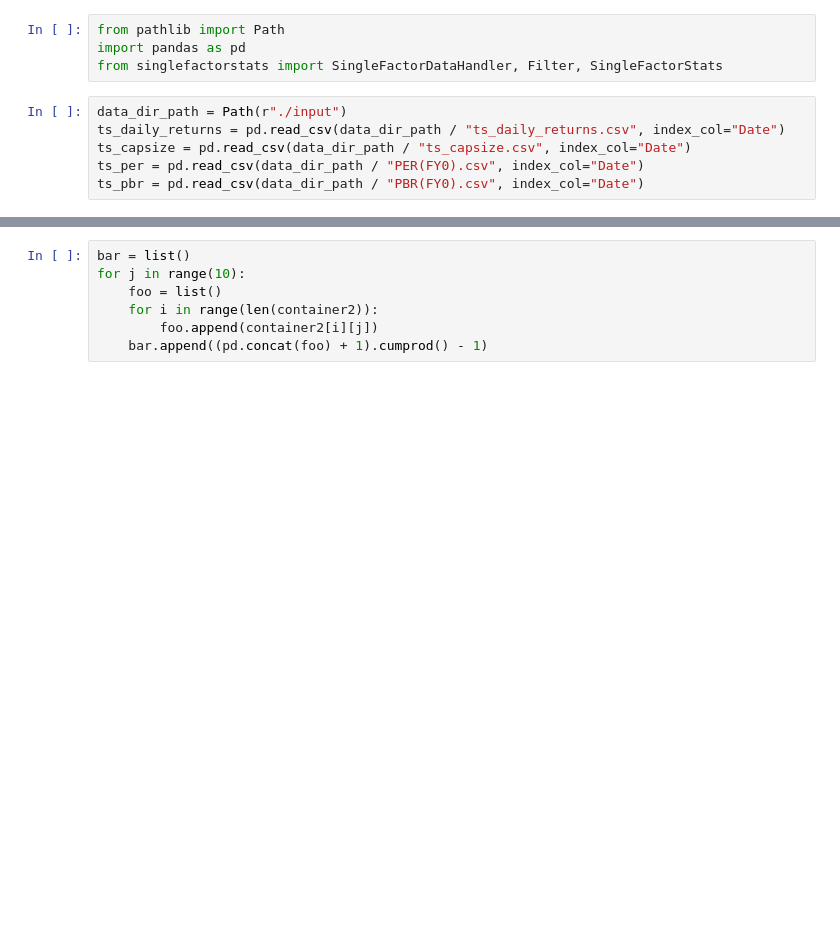
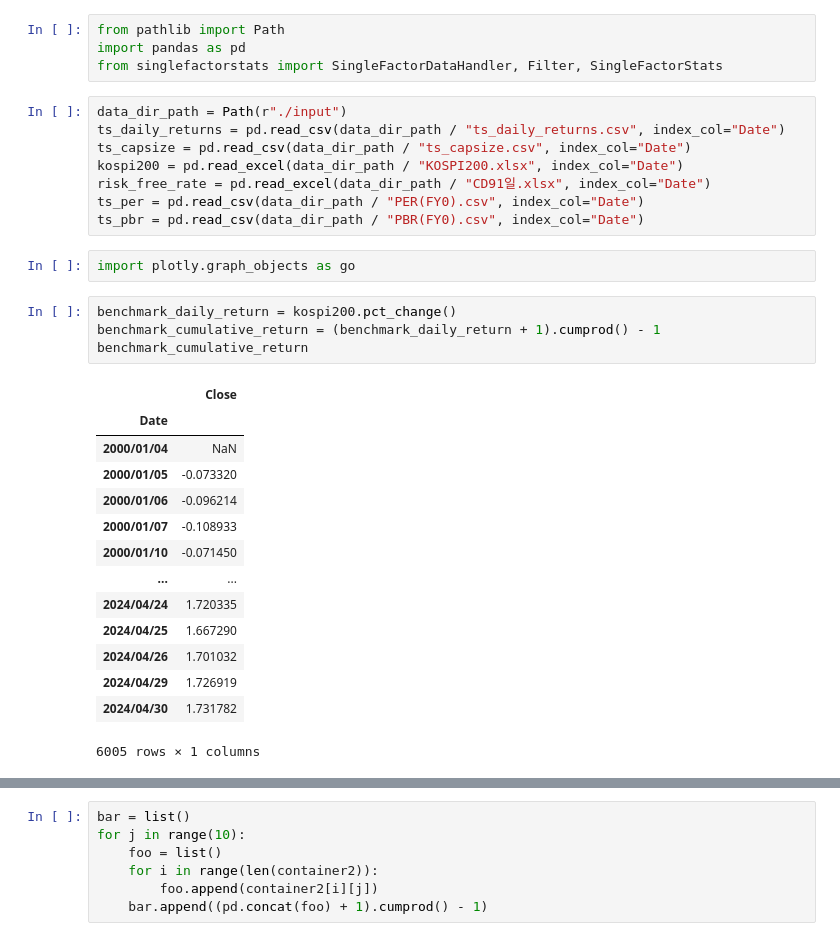
Before and after one commit to Kaph-Noir/DecileTests, a Jupyter notebook: annual_decile_test.ipynb, the cells around one changed output, grey strips where cells are left out. Saved outputs shown, nothing was run; the diff lists cells and outputs as text; blank space fills up the shorter version.

```diff
--- a/annual_decile_test.ipynb
+++ b/annual_decile_test.ipynb
@@ -6,5 +6,28 @@ from singlefactorstats import SingleFactorDataHandler, Filter, SingleFactorStats
 data_dir_path = Path(r"./input")
 ts_daily_returns = pd.read_csv(data_dir_path / "ts_daily_returns.csv", index_col="Date")
 ts_capsize = pd.read_csv(data_dir_path / "ts_capsize.csv", index_col="Date")
+kospi200 = pd.read_excel(data_dir_path / "KOSPI200.xlsx", index_col="Date")
+risk_free_rate = pd.read_excel(data_dir_path / "CD91일.xlsx", index_col="Date")
 ts_per = pd.read_csv(data_dir_path / "PER(FY0).csv", index_col="Date")
 ts_pbr = pd.read_csv(data_dir_path / "PBR(FY0).csv", index_col="Date")
+# %%
+import plotly.graph_objects as go
+# %%
+benchmark_daily_return = kospi200.pct_change()
+benchmark_cumulative_return = (benchmark_daily_return + 1).cumprod() - 1
+benchmark_cumulative_return
+# %% [output]
+|  | Close |
+| Date |  |
+| 2000/01/04 | NaN |
+| 2000/01/05 | -0.073320 |
+| 2000/01/06 | -0.096214 |
+| 2000/01/07 | -0.108933 |
+| 2000/01/10 | -0.071450 |
+| ... | ... |
+| 2024/04/24 | 1.720335 |
+| 2024/04/25 | 1.667290 |
+| 2024/04/26 | 1.701032 |
+| 2024/04/29 | 1.726919 |
+| 2024/04/30 | 1.731782 |
+6005 rows × 1 columns
```
Also changed, not shown: parts of 7 cells of this notebook, 1 other file.
